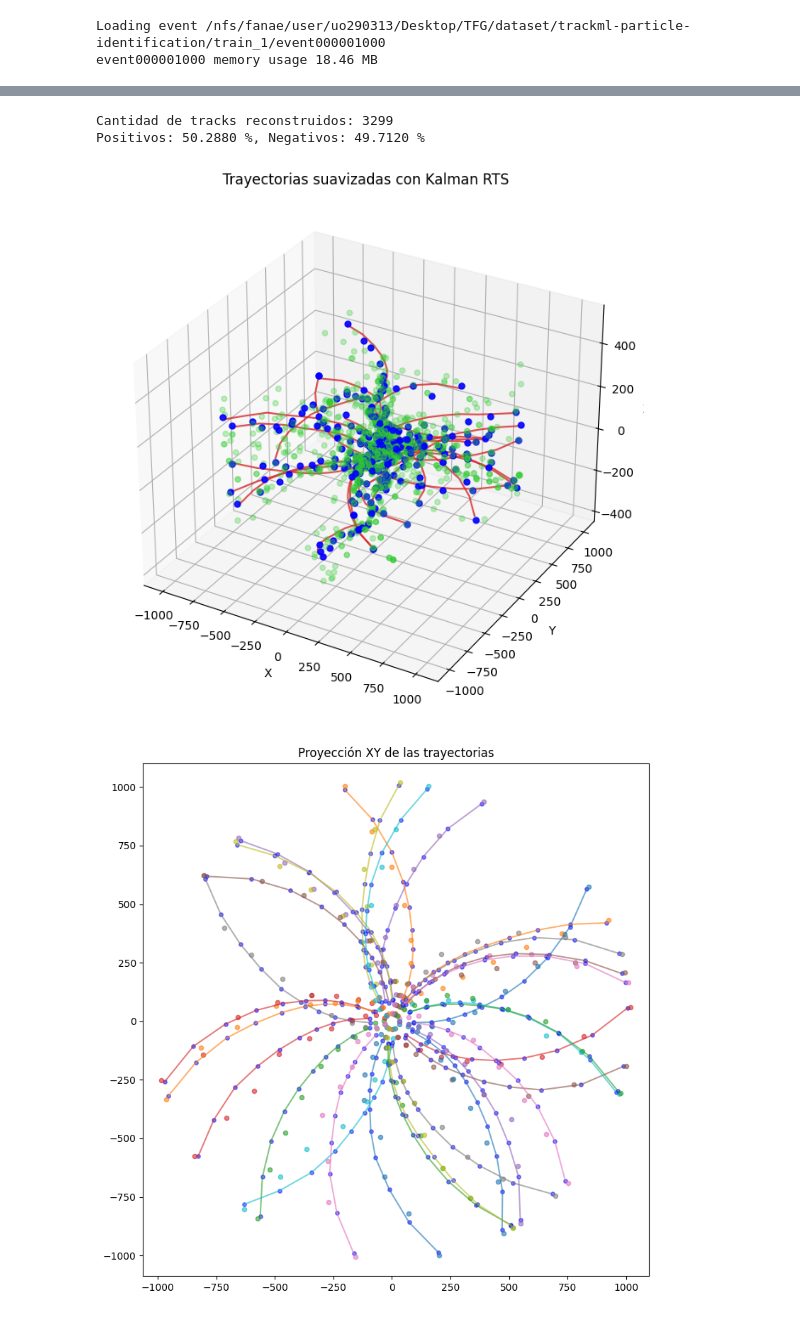
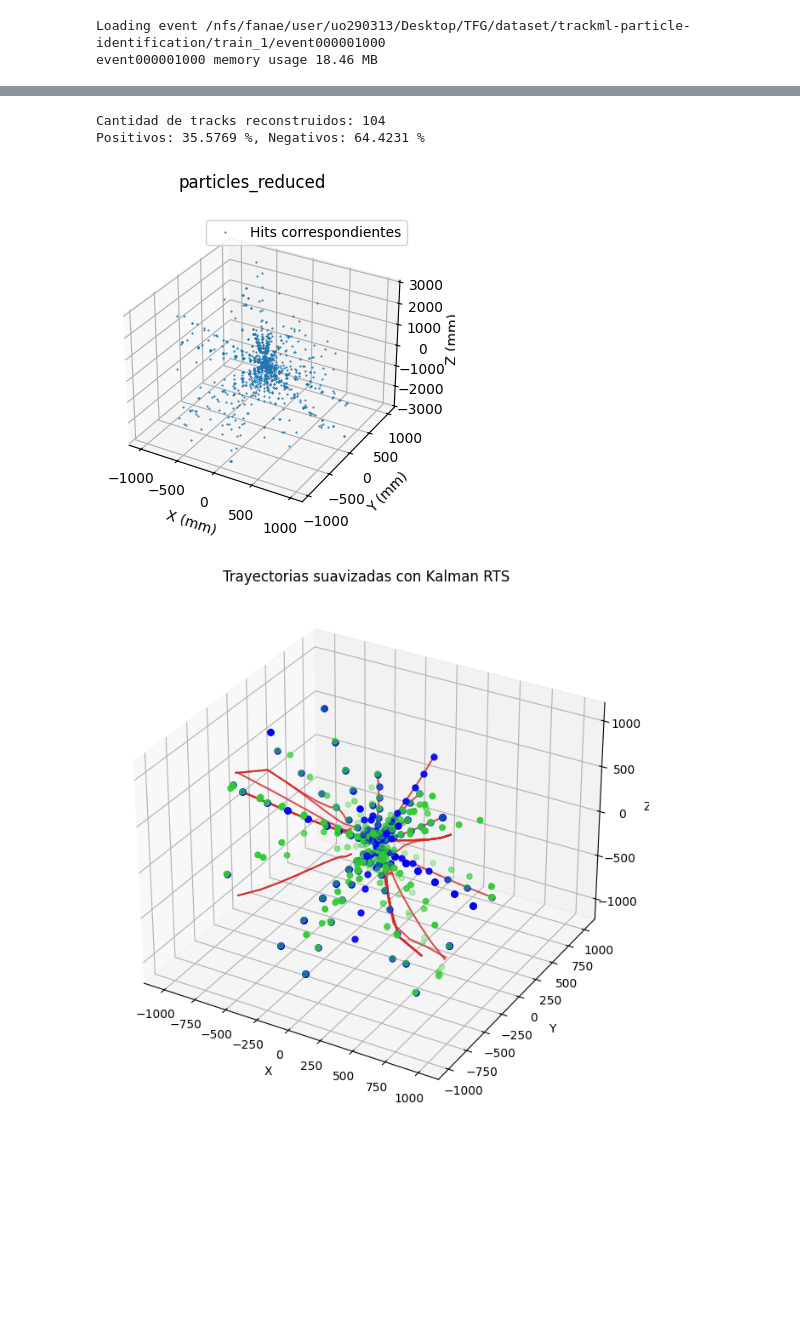
Before and after one commit to acortinaa/repositorioTFG, a Jupyter notebook: main.ipynb, the cells around one changed output, grey strips where cells are left out. Drawn from its saved outputs; the diff is of its cells as text; code cells hidden in the pictures; blank space fills up the shorter version.

```diff
--- a/main.ipynb
+++ b/main.ipynb
@@ -151,17 +140,19 @@ import random
 import importlib
 import kalman_filter
 importlib.reload(kalman_filter)
+import top_momentum_module
+importlib.reload(top_momentum_module)
 from kalman_filter import apply_kalmanfilter
-from top_momentum import top_momentum
+from top_momentum_module import top_momentum
 
 
 # ======== PARÁMETROS CONFIGURABLES ========
 DT = 1
 COS_THRESHOLD = 0
 Q_COEFF = 0.1
-REDUCTION_FRACTION = 1.0
+REDUCTION_FRACTION = 0.3
 
-TOP_PARTICLES = False
+TOP_PARTICLES = True
 if TOP_PARTICLES:
     hits, truth, top_particles = top_momentum(path, event)
     REDUCTION_FRACTION = 1.0
@@ -190,8 +181,8 @@ H = np.array([[1, 0, 0, 0, 0, 0],
               [0, 0, 0, 0, 1, 0]])
 
 C = np.eye(6) * 1e-3
-Q = np.eye(6) * 1e-2
-R = np.eye(3) * 1e-2
+Q = np.eye(6) * 1e-4    #1e-2 mejor candidato
+R = np.eye(3) * 1e-4    #1e-2 mejor candidato
 
 
 # ======== FUNCIONES AUXILIARES ========
@@ -369,15 +360,6 @@ def visualizar_3D_hits_y_tracks():
 
     plt.show()
 
-    # # Histograma de cos(angle)
-    # histAngle = plt.figure(figsize=(12, 6))
-    # plt.hist(cos_values, bins=50)
-    # plt.title('Distribución de cos(angle) entre hit1 y hit2')
-    # plt.xlabel('cos(angle)')
-    # plt.ylabel('Frecuencia')
-    # plt.grid(linestyle='--', alpha=0.6)
-    # # histAngle.show()
-
 if VISUALIZAR:
     %matplotlib inline
     visualizar_3D_hits_y_tracks()
@@ -385,5 +371,5 @@ if VISUALIZAR:
 Total de capas entre los volúmenes seleccionados: 10
-Cantidad de tracks reconstruidos: 3299
-Positivos: 50.2880 %, Negativos: 49.7120 %
+Cantidad de tracks reconstruidos: 104
+Positivos: 35.5769 %, Negativos: 64.4231 %
-[figure, old version]
+[figure, new version]
-[figure, old version]
+[figure, new version]
```
Also changed, not shown: parts of 6 cells of this notebook, 2 other files.
